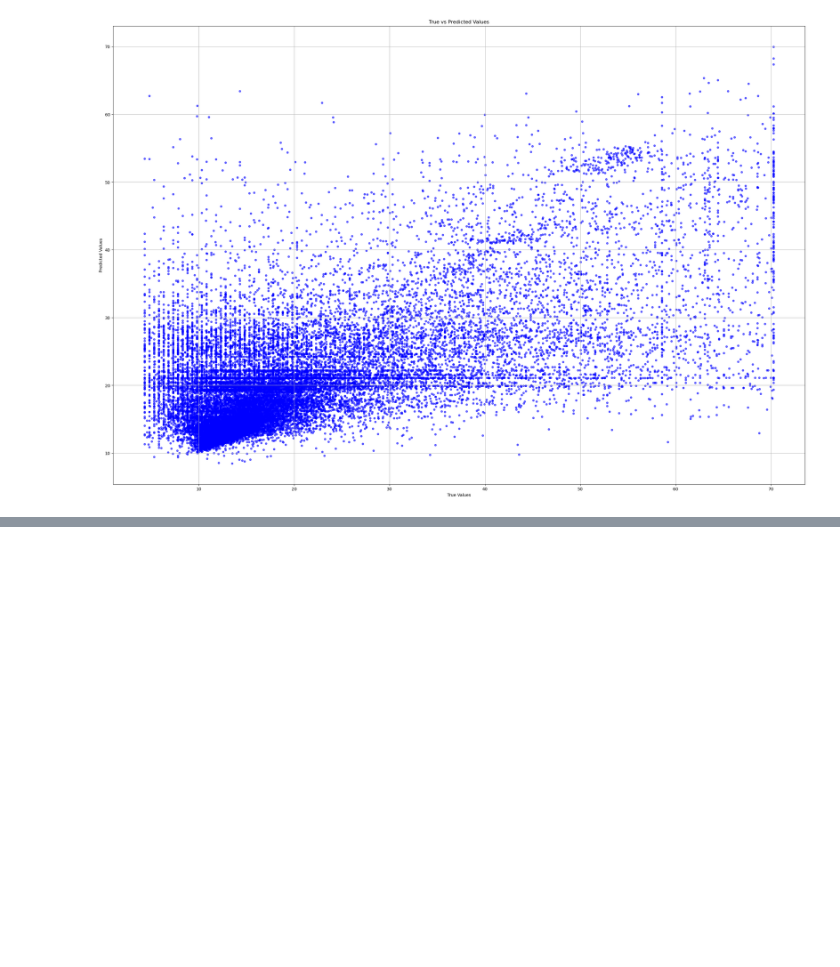
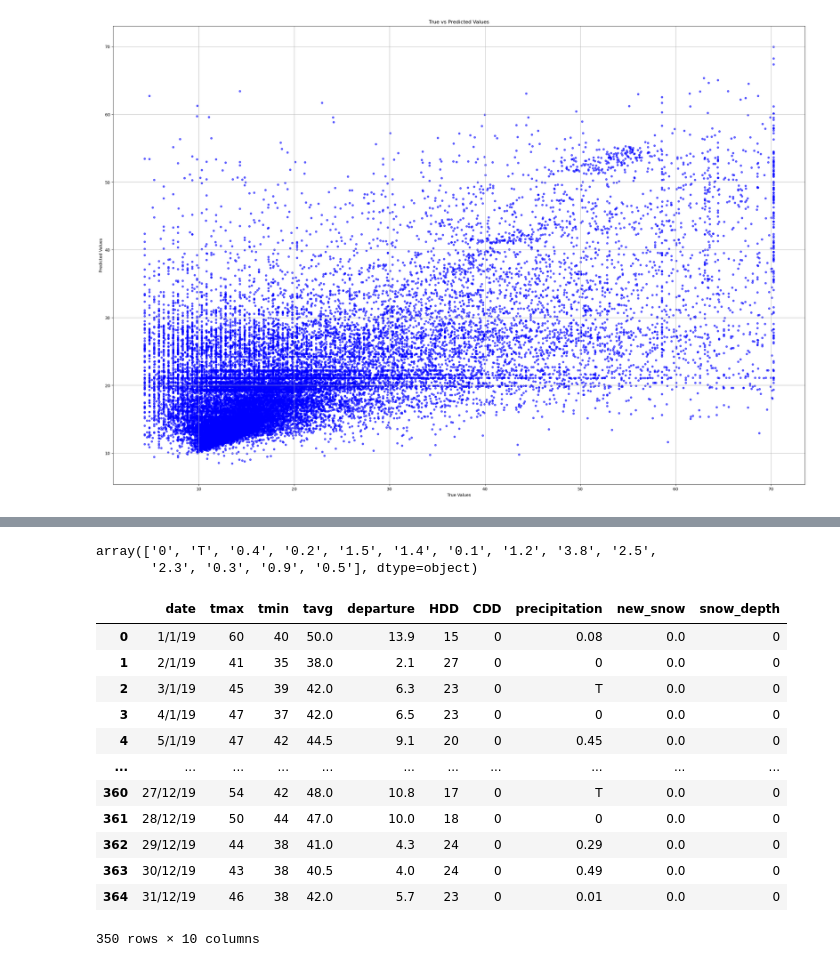
Before and after one commit to AdrijaPayin/new-york-taxi-analysis, a Jupyter notebook: Data Exploration.ipynb, the cells around one changed output, grey strips where cells are left out. Saved outputs shown, nothing was run; the diff lists cells and outputs as text; code cells hidden in the pictures; blank space fills up the shorter version.

```diff
--- a/Data Exploration.ipynb
+++ b/Data Exploration.ipynb
@@ -452,0 +548,26 @@ plt.show()
+# %%
+nyc_weather['new_snow'].unique()
+# %% [output]
+array(['0', 'T', '0.4', '0.2', '1.5', '1.4', '0.1', '1.2', '3.8', '2.5',
+       '2.3', '0.3', '0.9', '0.5'], dtype=object)
+# %%
+
+nyc_weather['new_snow'] = pd.to_numeric(nyc_weather['new_snow'], errors='coerce')
+nyc_weather['new_snow'] = nyc_weather['new_snow'].fillna(0)
+nyc_weather['new_snow'] = nyc_weather['new_snow'].apply(lambda x: 0 if x < 0.01 else x)
+no_snow_days = nyc_weather[nyc_weather['new_snow'] == 0]
+no_snow_days
+# %% [output]
+|  | date | tmax | tmin | tavg | departure | HDD | CDD | precipitation | new_snow | snow_depth |
+| 0 | 1/1/19 | 60 | 40 | 50.0 | 13.9 | 15 | 0 | 0.08 | 0.0 | 0 |
+| 1 | 2/1/19 | 41 | 35 | 38.0 | 2.1 | 27 | 0 | 0 | 0.0 | 0 |
+| 2 | 3/1/19 | 45 | 39 | 42.0 | 6.3 | 23 | 0 | T | 0.0 | 0 |
+| 3 | 4/1/19 | 47 | 37 | 42.0 | 6.5 | 23 | 0 | 0 | 0.0 | 0 |
+| 4 | 5/1/19 | 47 | 42 | 44.5 | 9.1 | 20 | 0 | 0.45 | 0.0 | 0 |
+| ... | ... | ... | ... | ... | ... | ... | ... | ... | ... | ... |
+| 360 | 27/12/19 | 54 | 42 | 48.0 | 10.8 | 17 | 0 | T | 0.0 | 0 |
+| 361 | 28/12/19 | 50 | 44 | 47.0 | 10.0 | 18 | 0 | 0 | 0.0 | 0 |
+| 362 | 29/12/19 | 44 | 38 | 41.0 | 4.3 | 24 | 0 | 0.29 | 0.0 | 0 |
+| 363 | 30/12/19 | 43 | 38 | 40.5 | 4.0 | 24 | 0 | 0.49 | 0.0 | 0 |
+| 364 | 31/12/19 | 46 | 38 | 42.0 | 5.7 | 23 | 0 | 0.01 | 0.0 | 0 |
+350 rows × 10 columns
```
Also changed, not shown: parts of 30 cells of this notebook.
